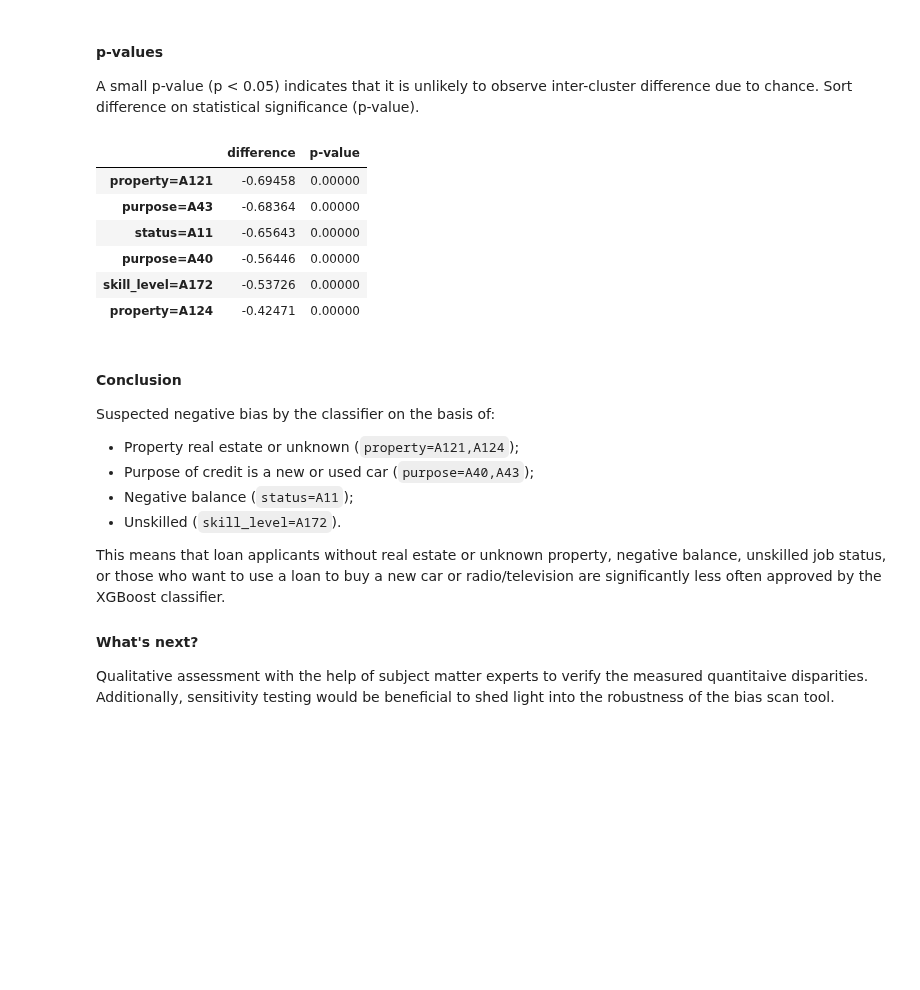
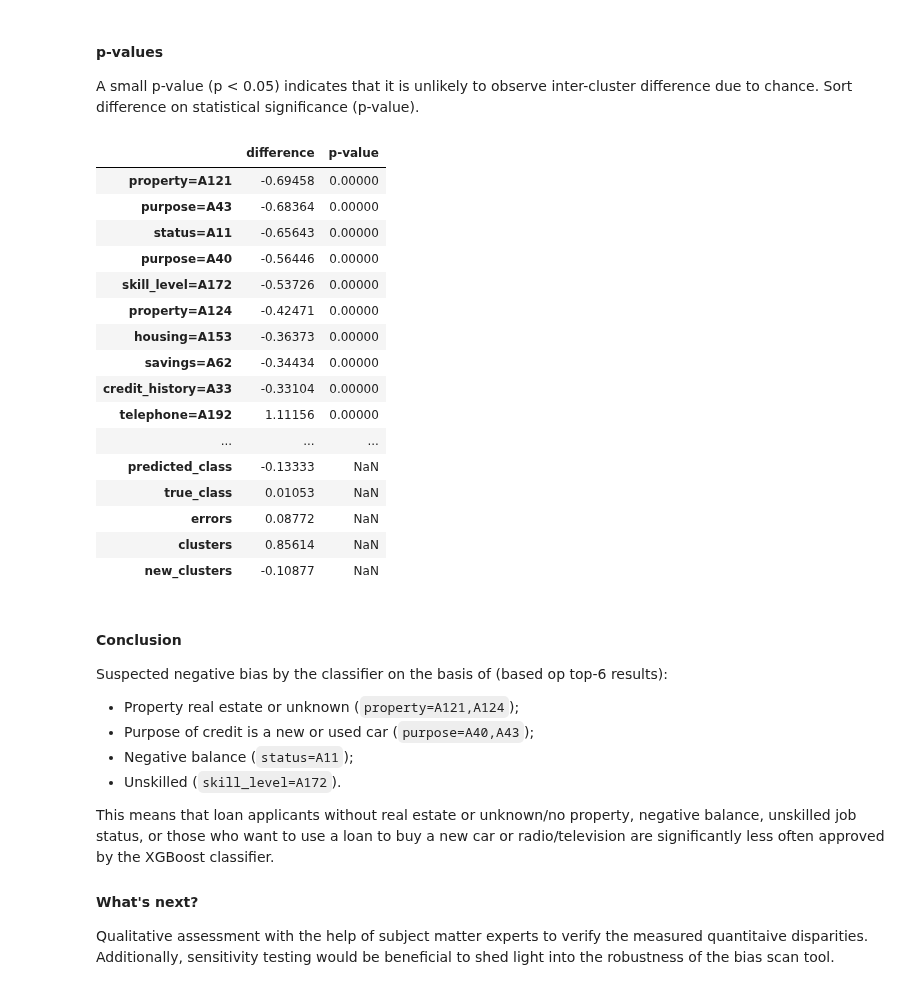
Before and after one commit to NGO-Algorithm-Audit/Bias_scan, a Jupyter notebook: HBAC_scan/HBAC_loan_approval_classifier.ipynb, the cells around one changed output. Cells and saved outputs as stored; diff of their text form; code cells hidden in the pictures; blank space fills up the shorter version.

```diff
--- a/HBAC_scan/HBAC_loan_approval_classifier.ipynb
+++ b/HBAC_scan/HBAC_loan_approval_classifier.ipynb
@@ -319,29 +319,40 @@ welch_dict
 # %% [markdown]
 #### p-values
 A small p-value (p < 0.05) indicates that it is unlikely to observe inter-cluster difference due to chance. Sort difference on statistical significance (p-value).
-# %%
-pd.set_option('display.float_format', lambda x: '%.5f' % x)
-cluster_analysis_df = pd.DataFrame([diff_dict, welch_dict]).T
-cluster_analysis_df.columns = ['difference','p-value']
-cluster_analysis_df = cluster_analysis_df.sort_values('p-value')
-cluster_analysis_df.head(6)
-# %% [output]
-|  | difference | p-value |
-| property=A121 | -0.69458 | 0.00000 |
-| purpose=A43 | -0.68364 | 0.00000 |
-| status=A11 | -0.65643 | 0.00000 |
-| purpose=A40 | -0.56446 | 0.00000 |
-| skill_level=A172 | -0.53726 | 0.00000 |
-| property=A124 | -0.42471 | 0.00000 |
+# %%
+pd.set_option('display.float_format', lambda x: '%.5f' % x)
+pd.set_option("display.max_rows", None, "display.max_columns", None)
+cluster_analysis_df = pd.DataFrame([diff_dict, welch_dict]).T
+cluster_analysis_df.columns = ['difference','p-value']
+cluster_analysis_df = cluster_analysis_df.sort_values('p-value')
+cluster_analysis_df
+# %% [output]
+|  | difference | p-value |
+| property=A121 | -0.69458 | 0.00000 |
+| purpose=A43 | -0.68364 | 0.00000 |
+| status=A11 | -0.65643 | 0.00000 |
+| purpose=A40 | -0.56446 | 0.00000 |
+| skill_level=A172 | -0.53726 | 0.00000 |
+| property=A124 | -0.42471 | 0.00000 |
+| housing=A153 | -0.36373 | 0.00000 |
+| savings=A62 | -0.34434 | 0.00000 |
+| credit_history=A33 | -0.33104 | 0.00000 |
+| telephone=A192 | 1.11156 | 0.00000 |
+| ... | ... | ... |
+| predicted_class | -0.13333 | NaN |
+| true_class | 0.01053 | NaN |
+| errors | 0.08772 | NaN |
+| clusters | 0.85614 | NaN |
+| new_clusters | -0.10877 | NaN |
 # %% [markdown]
 #### Conclusion
-Suspected negative bias by the classifier on the basis of:
+Suspected negative bias by the classifier on the basis of (based op top-6 results):
 - Property real estate or unknown (`property=A121,A124`);
 - Purpose of credit is a new or used car (`purpose=A40,A43`);
 - Negative balance (`status=A11`);
 - Unskilled (`skill_level=A172`).
 
-This means that loan applicants without real estate or unknown property, negative balance, unskilled job status, or those who want to use a loan to buy a new car or radio/television are significantly less often approved by the XGBoost classifier.
+This means that loan applicants without real estate or unknown/no property, negative balance, unskilled job status, or those who want to use a loan to buy a new car or radio/television are significantly less often approved by the XGBoost classifier.
 
 #### What's next?
 Qualitative assessment with the help of subject matter experts to verify the measured quantitaive disparities. Additionally, sensitivity testing would be beneficial to shed light into the robustness of the bias scan tool.
```
Also changed, not shown: parts of 2 cells of this notebook.
